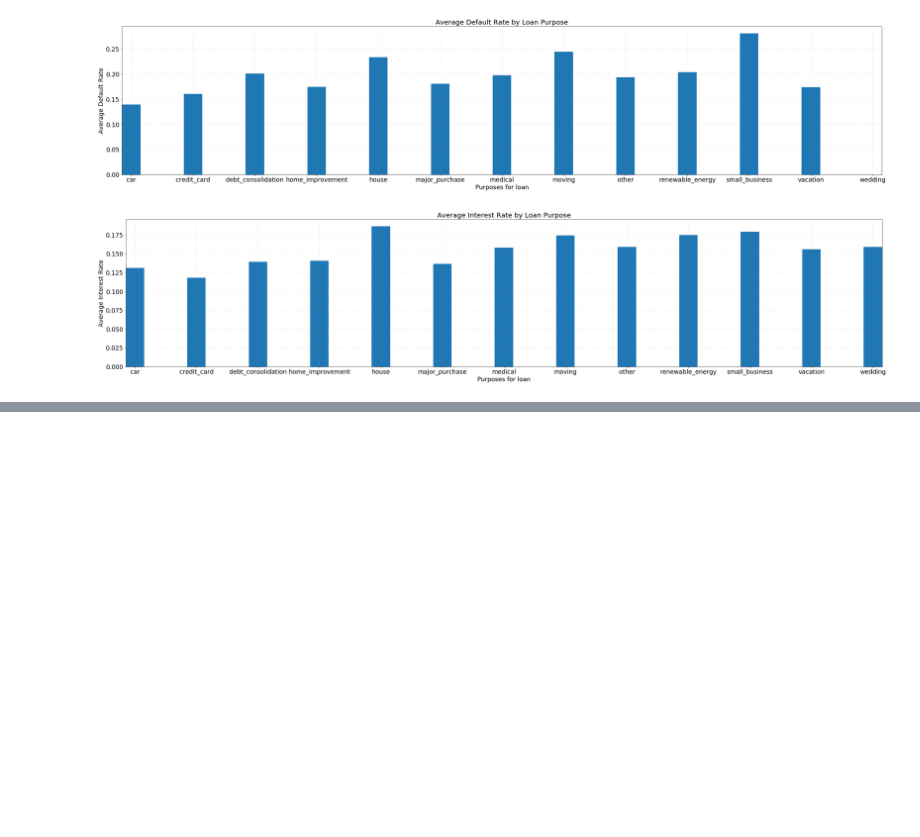
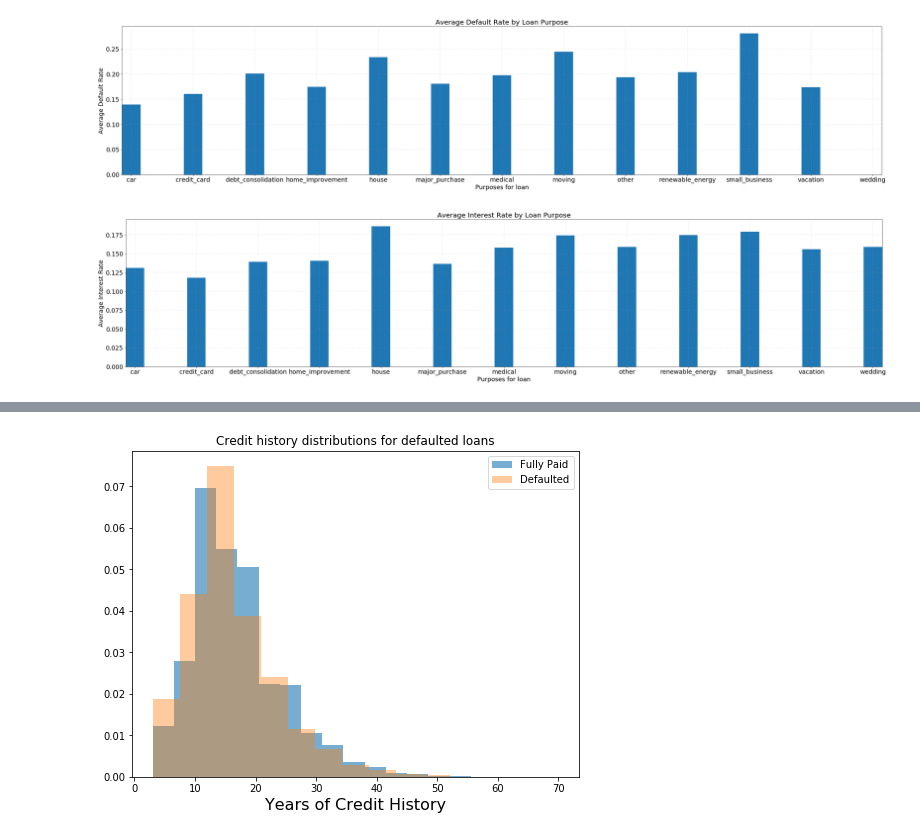
Before and after one commit to bhavenp/209A-FinalProject, a Jupyter notebook: bhaven/milestone3_work.ipynb, the cells around one changed output, grey strips where cells are left out. Saved outputs shown, nothing was run; the diff lists cells and outputs as text; code cells hidden in the pictures; blank space fills up the shorter version.

Commit message:
EDA shows that number of years of credit history doesn't separate borrowers that default and those that pay back their loans

```diff
--- a/bhaven/milestone3_work.ipynb
+++ b/bhaven/milestone3_work.ipynb
@@ -266,0 +276,5 @@ plt.show();
+# %%
+#calculate number of years of credit history
+def extract_year(date_str):
+    tokens = date_str.split('-');
+    return int(tokens[1]);
@@ -266,0 +292,9 @@ plt.show();
+# %%
+#extract years for 'earlist_cr_line' and 'issue_d'
+loans_2014_all_done['earliest_cr_line_year'] = loans_2014_all_done['earliest_cr_line'].map(extract_year);
+loans_2014_all_done['issue_d_year'] = loans_2014_all_done['issue_d'].map(extract_year);
+
+#get number of years of credit history
+loans_2014_all_done['cr_hist_years'] = loans_2014_all_done['issue_d_year'] - loans_2014_all_done['earliest_cr_line_year'];
+
+display(loans_2014_all_done.head())
@@ -266,0 +322,16 @@ plt.show();
+# %%
+fig = plt.figure(figsize=(8,6));
+ax = plt.subplot(1,1,1);
+f_size=16;
+
+ax.set_xlabel('Years of Credit History', fontsize= f_size);
+ax.set_title('Credit history distributions for defaulted loans')
+
+ax.hist(loans_2014_all_done.loc[loans_2014_all_done.default == 0, 'cr_hist_years'], bins=18, density=True, label='Fully Paid', alpha=0.6);
+ax.hist(loans_2014_all_done.loc[loans_2014_all_done.default == 1, 'cr_hist_years'], bins=15, density=True, label='Defaulted', alpha=0.4);
+
+ax.legend(loc='best');
+
+plt.show()
+# %% [output]
+[figure, added]
```
Also changed, not shown: parts of 3 cells of this notebook.
